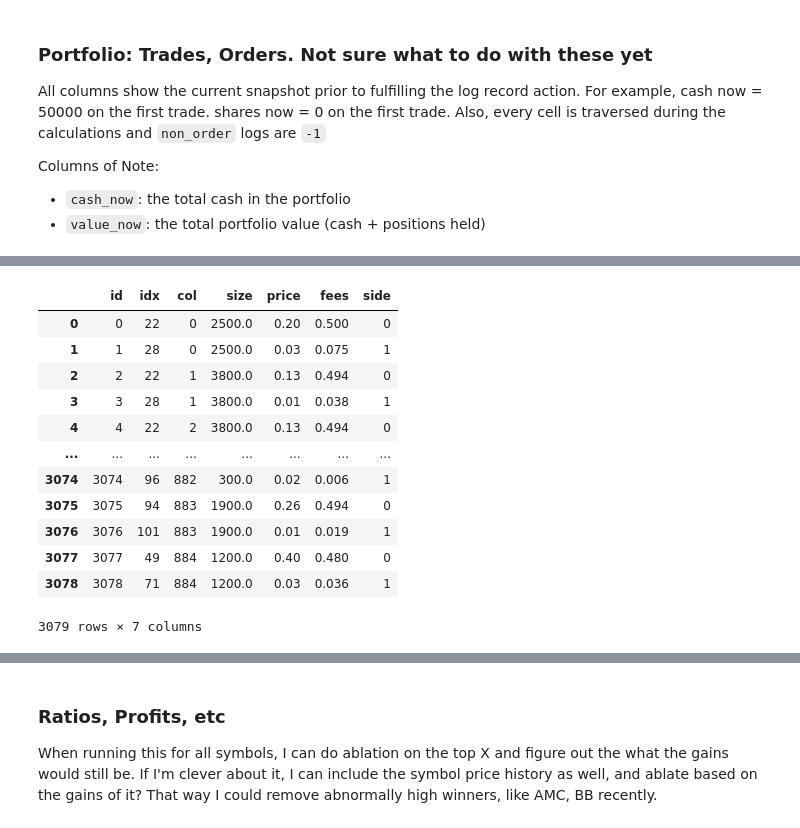
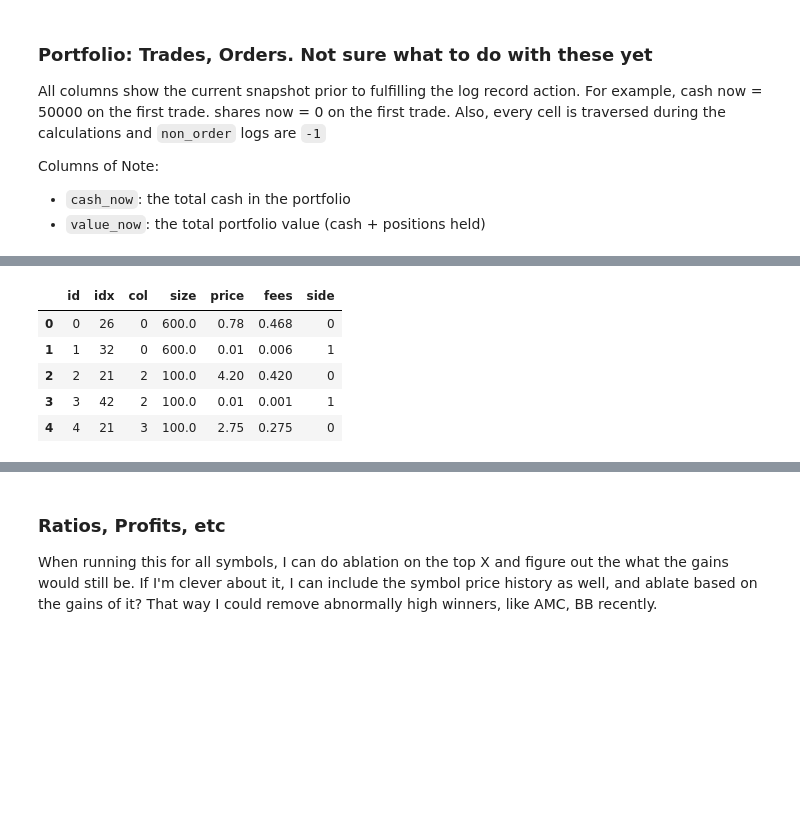
Before and after one commit to xbno/vectorbt, a Jupyter notebook: examples/multi.ipynb, the cells around one changed output, grey strips where cells are left out. Cells and saved outputs as stored; diff of their text form; code cells hidden in the pictures; blank space fills up the shorter version.

```diff
--- a/examples/multi.ipynb
+++ b/examples/multi.ipynb
@@ -89,6 +71,0 @@ exits.iloc[:,:] = False
-# %%
-entry_df = df.reset_index().groupby(['oc_hx_date','oc_hx_contract_symbol'])['contract_symbol'].last().unstack()
-entry_df = entry_df.shift(1)
-entry_df = entry_df.fillna(False)
-entry_df = entry_df.replace({c:True for c in entry_df.columns})
-# entry_df.columns = df_tmp.columns
@@ -126,0 +140,3 @@ def parse_contract_symbol(cs):
+# %%
+r,c = np.where(pct_inc_df>2)
+pd.DataFrame(np.column_stack((pct_inc_df.index[r],pct_inc_df.columns[c],pct_inc_df.values[r,c])))
@@ -126,0 +241,25 @@ def parse_contract_symbol(cs):
+# %%
+df_tmp = df[[c for c in df.columns if 'oc_hx' in c]]
+df_tmp = df_tmp.reset_index().set_index('oc_hx_date') #.set_index('oc_hx_symbol')
+df_tmp = df_tmp.sort_index()
+df_tmp = df_tmp.groupby(['oc_hx_date','oc_hx_contract_symbol'])['oc_hx_close'].max().unstack().dropna(how='all')
+
+for exit in exits:
+    df_tmp.loc[:exit['option_expiration'],exit['contract_symbol']] = df_tmp.loc[:exit['option_expiration'],exit['contract_symbol']].ffill()
+
+df_tmp.index.name = 'Date'
+
+df_tmp_save = df_tmp.copy()
+
+# old single index
+# df_tmp = df_tmp.vbt.stack_index(pd.Index([re.match('[A-Z]*',c)[0] for c in df_tmp.columns], name='symbol'))
+# df_tmp.vbt.stack_index(pd.Index([format_date(re.search('[0-9]+',c)[0]) for c in df_tmp.columns], name='option_expiration'))
+
+# new multi index
+multi_ind = list(zip(
+    [parse_contract_symbol(c)['type'] for c in df_tmp.columns],
+    [parse_contract_symbol(c)['symbol'] for c in df_tmp.columns],
+    [parse_contract_symbol(c)['option_expiration'] for c in df_tmp.columns]
+))
+df_tmp = df_tmp.vbt.stack_index(pd.MultiIndex.from_tuples(multi_ind, names=["option_type", "symbol", "option_expiration"]))
+df_tmp
@@ -424,7 +508,7 @@ for exit_type in exit_types:
         df_tmp,  # grouped by exit_type, symbol, contract_symbol
         size=entry_exit_size_df,
         min_size=0,
-        max_size=5000,
+        max_size=500000,
         log=True,
         fees=0.001,
         slippage=0.00,
@@ -505,19 +576,12 @@ order_df[order_df['order_id'] != -1].head(2).T
 # %%
-portfolio.orders.records
+portfolio.orders.records.head()
 # %% [output]
 |  | id | idx | col | size | price | fees | side |
-| 0 | 0 | 22 | 0 | 2500.0 | 0.20 | 0.500 | 0 |
-| 1 | 1 | 28 | 0 | 2500.0 | 0.03 | 0.075 | 1 |
-| 2 | 2 | 22 | 1 | 3800.0 | 0.13 | 0.494 | 0 |
-| 3 | 3 | 28 | 1 | 3800.0 | 0.01 | 0.038 | 1 |
-| 4 | 4 | 22 | 2 | 3800.0 | 0.13 | 0.494 | 0 |
-| ... | ... | ... | ... | ... | ... | ... | ... |
-| 3074 | 3074 | 96 | 882 | 300.0 | 0.02 | 0.006 | 1 |
-| 3075 | 3075 | 94 | 883 | 1900.0 | 0.26 | 0.494 | 0 |
-| 3076 | 3076 | 101 | 883 | 1900.0 | 0.01 | 0.019 | 1 |
-| 3077 | 3077 | 49 | 884 | 1200.0 | 0.40 | 0.480 | 0 |
-| 3078 | 3078 | 71 | 884 | 1200.0 | 0.03 | 0.036 | 1 |
+| 0 | 0 | 26 | 0 | 600.0 | 0.78 | 0.468 | 0 |
+| 1 | 1 | 32 | 0 | 600.0 | 0.01 | 0.006 | 1 |
+| 2 | 2 | 21 | 2 | 100.0 | 4.20 | 0.420 | 0 |
+| 3 | 3 | 42 | 2 | 100.0 | 0.01 | 0.001 | 1 |
+| 4 | 4 | 21 | 3 | 100.0 | 2.75 | 0.275 | 0 |
-3079 rows × 7 columns
 # %%
 trades_df = portfolio.trades.records
 trades_df['pnl'].sum()
```
Also changed, not shown: parts of 72 cells of this notebook.
